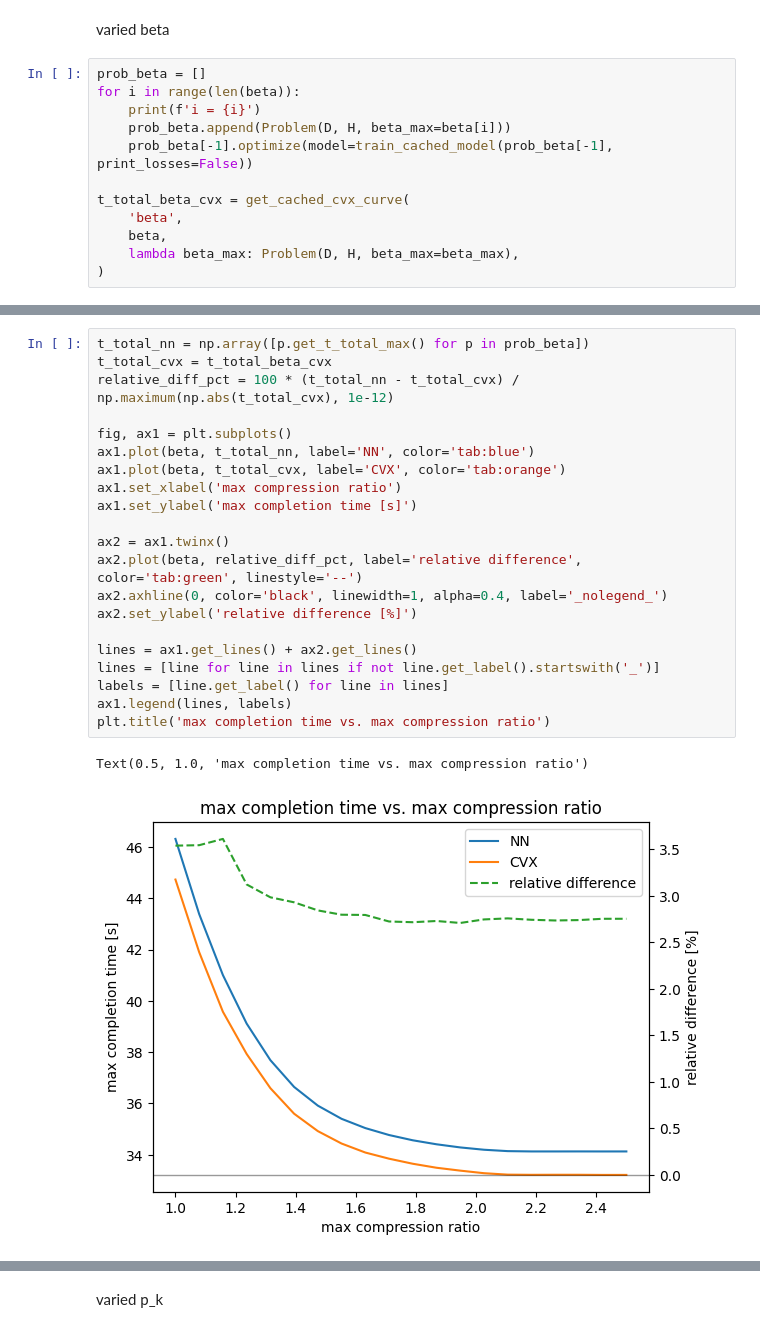
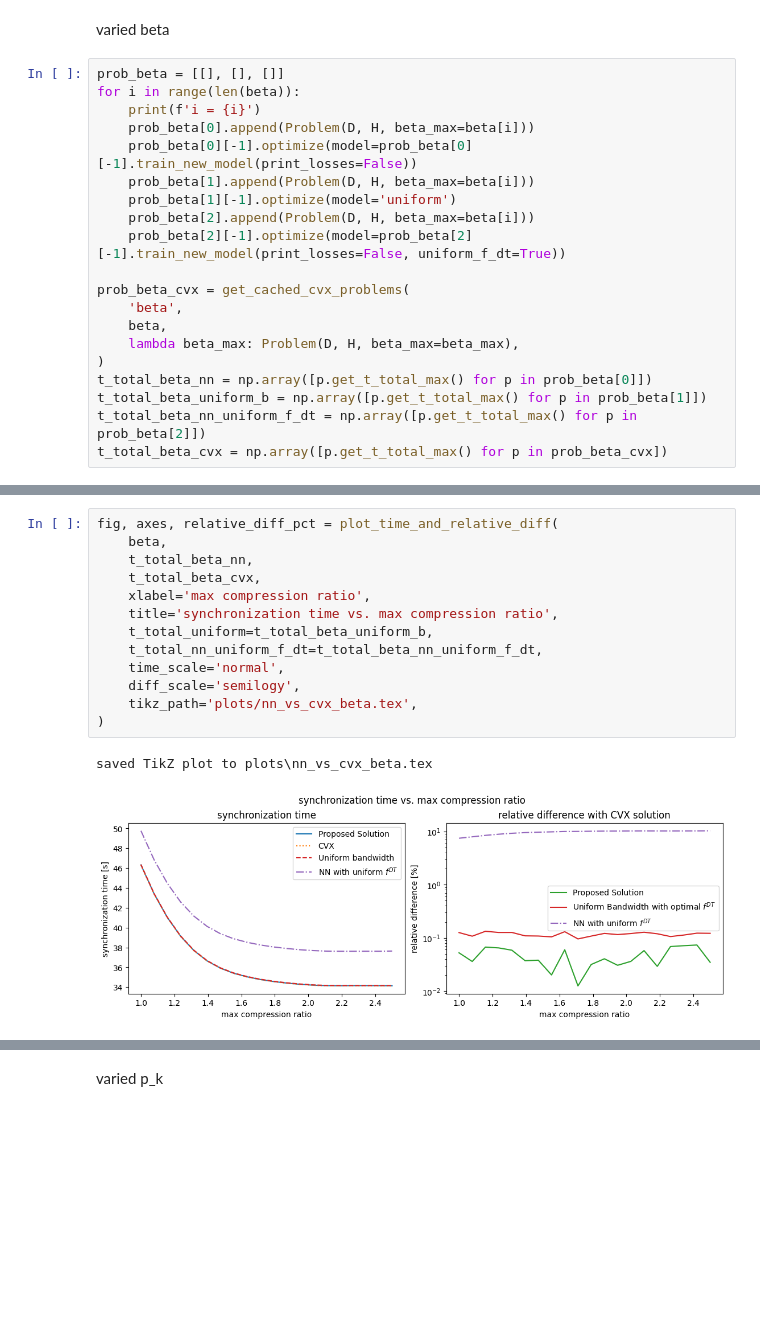
Before and after one commit to zycsss/Bachelor-Thesis, a Jupyter notebook: src/simulation_results.ipynb, the cells around one changed output, grey strips where cells are left out. Cells and saved outputs as stored; diff of their text form; blank space fills up the shorter version.

```diff
--- a/src/simulation_results.ipynb
+++ b/src/simulation_results.ipynb
@@ -134,17 +291,25 @@ loaded fixed D and H from data\compare_to_cvx_inputs_K_4_N_100_seed_42.pkl
 # %% [markdown]
 varied beta
 # %%
-prob_beta = []
+prob_beta = [[], [], []]
 for i in range(len(beta)):
     print(f'i = {i}')
-    prob_beta.append(Problem(D, H, beta_max=beta[i]))
-    prob_beta[-1].optimize(model=train_cached_model(prob_beta[-1], print_losses=False))
+    prob_beta[0].append(Problem(D, H, beta_max=beta[i]))
+    prob_beta[0][-1].optimize(model=prob_beta[0][-1].train_new_model(print_losses=False))
+    prob_beta[1].append(Problem(D, H, beta_max=beta[i]))
+    prob_beta[1][-1].optimize(model='uniform')
+    prob_beta[2].append(Problem(D, H, beta_max=beta[i]))
+    prob_beta[2][-1].optimize(model=prob_beta[2][-1].train_new_model(print_losses=False, uniform_f_dt=True))
 
-t_total_beta_cvx = get_cached_cvx_curve(
+prob_beta_cvx = get_cached_cvx_problems(
     'beta',
     beta,
     lambda beta_max: Problem(D, H, beta_max=beta_max),
 )
+t_total_beta_nn = np.array([p.get_t_total_max() for p in prob_beta[0]])
+t_total_beta_uniform_b = np.array([p.get_t_total_max() for p in prob_beta[1]])
+t_total_beta_nn_uniform_f_dt = np.array([p.get_t_total_max() for p in prob_beta[2]])
+t_total_beta_cvx = np.array([p.get_t_total_max() for p in prob_beta_cvx])
 # %% [output]
 i = 0
 start training
@@ -174,24 +347,16 @@ cvx beta i = 19
-# %%
-t_total_nn = np.array([p.get_t_total_max() for p in prob_beta])
-t_total_cvx = t_total_beta_cvx
-relative_diff_pct = 100 * (t_total_nn - t_total_cvx) / np.maximum(np.abs(t_total_cvx), 1e-12)
-
-fig, ax1 = plt.subplots()
-ax1.plot(beta, t_total_nn, label='NN', color='tab:blue')
-ax1.plot(beta, t_total_cvx, label='CVX', color='tab:orange')
-ax1.set_xlabel('max compression ratio')
-ax1.set_ylabel('max completion time [s]')
-
-ax2 = ax1.twinx()
-ax2.plot(beta, relative_diff_pct, label='relative difference', color='tab:green', linestyle='--')
-ax2.axhline(0, color='black', linewidth=1, alpha=0.4, label='_nolegend_')
-ax2.set_ylabel('relative difference [%]')
-
-lines = ax1.get_lines() + ax2.get_lines()
-lines = [line for line in lines if not line.get_label().startswith('_')]
-labels = [line.get_label() for line in lines]
-ax1.legend(lines, labels)
-plt.title('max completion time vs. max compression ratio')
-# %% [output]
-Text(0.5, 1.0, 'max completion time vs. max compression ratio')
-[figure, removed]
+# %%
+fig, axes, relative_diff_pct = plot_time_and_relative_diff(
+    beta,
+    t_total_beta_nn,
+    t_total_beta_cvx,
+    xlabel='max compression ratio',
+    title='synchronization time vs. max compression ratio',
+    t_total_uniform=t_total_beta_uniform_b,
+    t_total_nn_uniform_f_dt=t_total_beta_nn_uniform_f_dt,
+    time_scale='normal',
+    diff_scale='semilogy',
+    tikz_path='plots/nn_vs_cvx_beta.tex',
+)
+# %% [output]
+saved TikZ plot to plots\nn_vs_cvx_beta.tex
+[figure, added]
```
Also changed, not shown: parts of 29 cells of this notebook, 15 other files.
